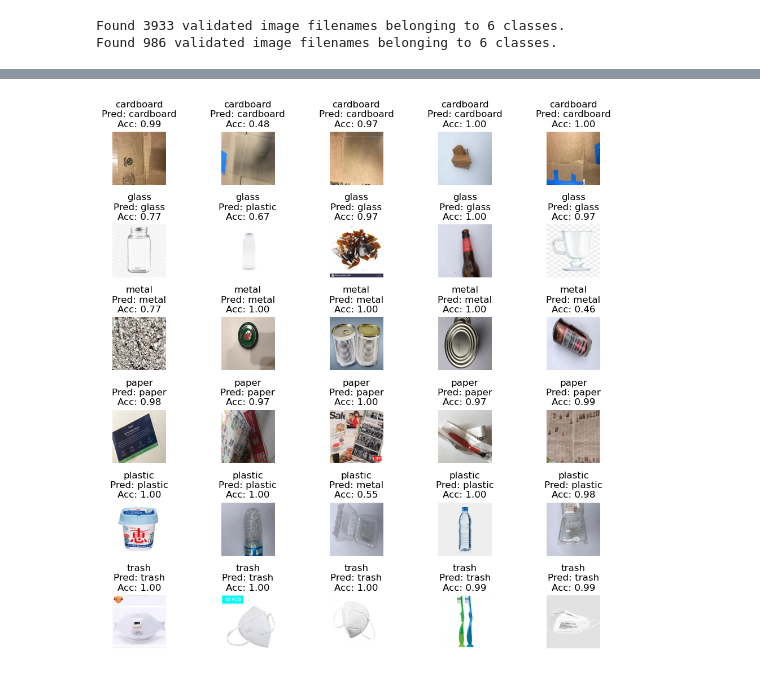
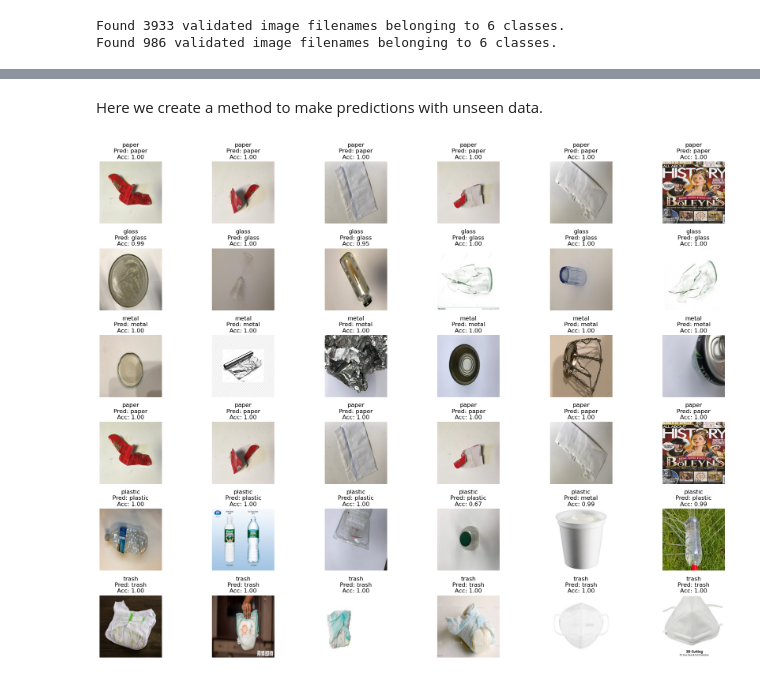
Before and after one commit to AndreiDebreceni/ai-garbage-image-classification, a Jupyter notebook: notebooks/garbage-image-classification-v2.ipynb, the cells around one changed output, grey strips where cells are left out. Cells and saved outputs as stored; diff of their text form; code cells hidden in the pictures.

Commit message:
Finishing V2 image classification

```diff
--- a/notebooks/garbage-image-classification-v2.ipynb
+++ b/notebooks/garbage-image-classification-v2.ipynb
@@ -502,6 +483,6 @@ loaded_model.compile(
     loss=SparseCategoricalCrossentropy(from_logits=True),
     metrics=['accuracy'])
 # %%
-model_details = loaded_model.fit(x=train_batches, validation_data=valid_batches, epochs=30, callbacks=[early_stopping, model_checkpoint])
+model_details = loaded_model.fit(x=train_batches, validation_data=valid_batches, epochs=30, callbacks=[create_model_checkpoint("initial_model_v2.h5")])
 # %% [output]
 Epoch 1/30
@@ -523,0 +589,3 @@ Epoch 16: early stopping
+# %%
+iv3_model.trainable = False
+iv3_model.summary()
@@ -523,0 +612,9 @@ Epoch 16: early stopping
+# %%
+x = iv3_model.output
+x = GlobalAveragePooling2D()(x)
+x = Flatten()(iv3_model.output)
+x = Dense(256, activation='relu')(x)
+x = BatchNormalization()(x)
+x = Dropout(0.2)(x)
+x = Dense(128, activation='relu')(x)
+predictions = Dense(6)(x)
@@ -523,0 +839,5 @@ Epoch 16: early stopping
+# %%
+pretrained_model = tf.keras.models.load_model("../models/pretrained_model.h5")
+
+probability_model = tf.keras.Sequential([pretrained_model,
+                                         tf.keras.layers.Softmax()])
@@ -541,58 +906,56 @@ probability_model = tf.keras.Sequential([loaded_model,
+# %% [markdown]
+Here we create a method to make predictions with unseen data.
 # %%
 import os
 import matplotlib.pyplot as plt
 from PIL import Image
 
-#data_directory = "validation_images"
+data_directory = "../validation_images"
 
-#probability_model = tf.keras.models.load_model('../models\model_pretrained.h5')
-test_set = test_set.sample(frac=1, random_state=42)
-class_names = sorted(test_set.Folder.unique())
+class_names = [name for name in os.listdir(data_directory) if os.path.isdir(os.path.join(data_directory, name))]
 
-plt.figure(figsize=(10, 10))
-new_dataset = pd.DataFrame()
-num_images_per_class = 5
-grouped = test_set.groupby("Folder")
-new_dataset = grouped.head(num_images_per_class)
-new_dataset.reset_index(drop=True, inplace=True)
+plt.figure(figsize=(20, 15))
+
+num_images_per_class = 6
 
 for class_index, class_name in enumerate(class_names):
+    class_names.sort(reverse=False)
     class_images = []
     class_predictions =[]
     class_accuracy =[]
+    class_path = os.path.join(data_directory, class_name)
+    for img_name in os.listdir(class_path)[:num_images_per_class]:
+        if img_name != ".DS_Store":  # Skip non-directory files
+            img_path = os.path.join(class_path, img_name)
+            image = Image.open(img_path)
 
-    #class_path = os.path.join(data_directory, class_name)
-    for index, row in new_dataset[new_dataset.Folder == class_name].iterrows():
-        img_path = row['Path']
-        image = Image.open(img_path)
-
-        image = image.resize((224, 224))  # Replace 'width' and 'height' with desired dimensions
+            image = image.resize(image_size)  # Replace 'width' and 'height' with desired dimensions
 
             # Convert the image to a numpy array
-        image_array = np.array(image)
+            image_array = np.array(image)
 
             # Convert the numpy array to a TensorFlow tensor
-        image_tensor = tf.convert_to_tensor(image_array, dtype=tf.float32) / 255.0
+            image_tensor = tf.convert_to_tensor(image_array, dtype=tf.float32) / 255.0
 
             # Expand the dimensions of the tensor to match the expected input shape
-        image_tensor = tf.expand_dims(image_tensor, axis=0)
+            image_tensor = tf.expand_dims(image_tensor, axis=0)
 
-        predictions = probability_model.predict(image_tensor, verbose=0)
-        predicted_index = np.argmax(predictions)
-        predicted_label = class_names[predicted_index]
-        accuracy = np.round(np.max(predictions), 2)
-        class_images.append(image)
-        class_predictions.append("\nPred: "+ predicted_label)
-        class_accuracy.append(f"\nAcc: {accuracy:.2f}")
+            predictions = probability_model.predict(image_tensor, verbose=0)
+            predicted_index = np.argmax(predictions)
+            predicted_label = class_names[predicted_index]
+            accuracy = np.round(np.max(predictions), 2)
+            class_images.append(image)
+            class_predictions.append("\nPred: "+ predicted_label)
+            class_accuracy.append(f"\nAcc: {accuracy:.2f}")
 
     for k in range(num_images_per_class):
         if k < len(class_images):
             plt.subplot(len(class_names), num_images_per_class, class_index * num_images_per_class + k + 1)
             plt.imshow(class_images[k])
             plt.title(class_name + class_predictions[k] + class_accuracy[k])
             plt.axis("off")
 
 plt.tight_layout()
 plt.show()
 # %% [output]
-[figure, old version]
+[figure, new version]
```
Also changed, not shown: parts of 97 cells of this notebook, 1 other file.
